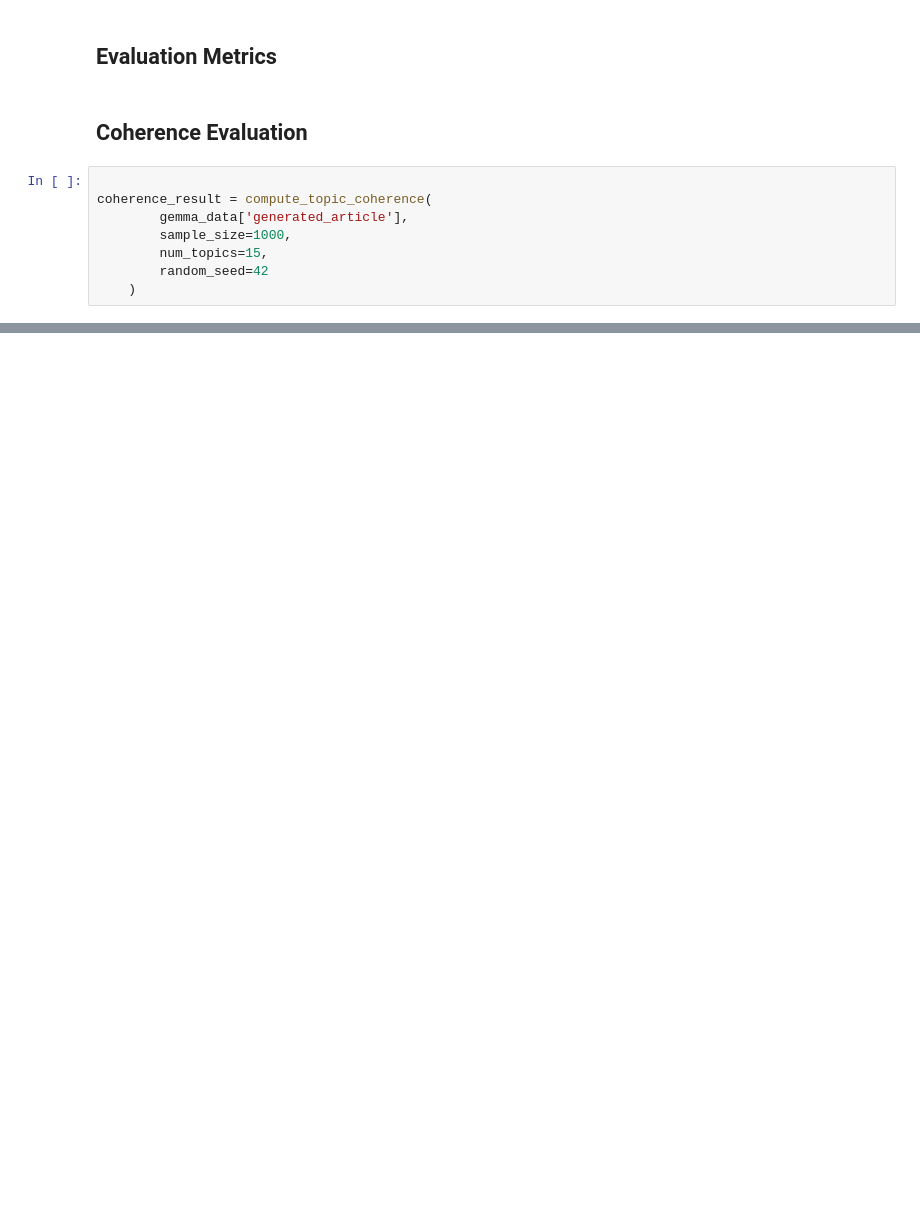
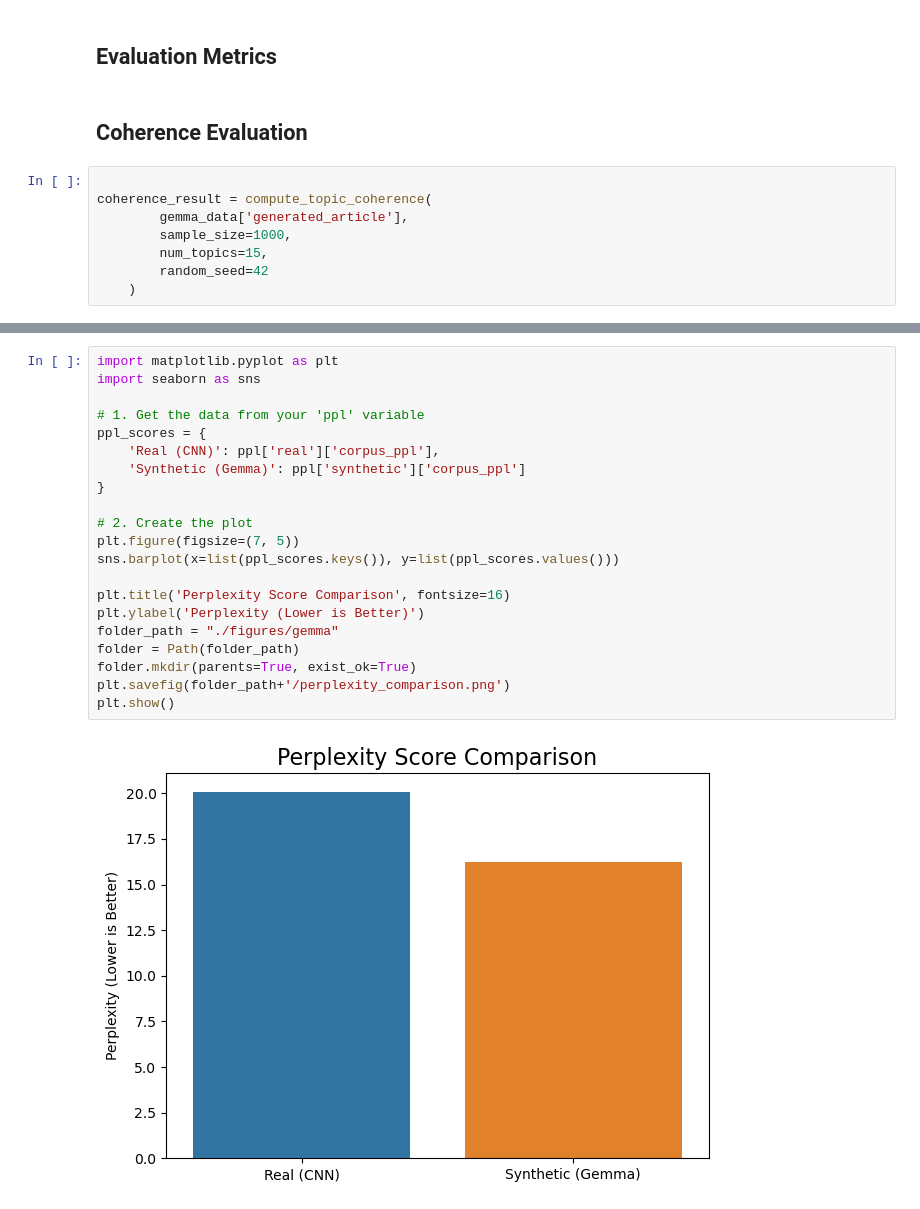
Before and after one commit to grackner/dsc_261_final_project, a Jupyter notebook: Data_Eval/gemma_data_evaluation.ipynb, the cells around one changed output, grey strips where cells are left out. Drawn from its saved outputs; the diff is of its cells as text; blank space fills up the shorter version.

```diff
--- a/Data_Eval/gemma_data_evaluation.ipynb
+++ b/Data_Eval/gemma_data_evaluation.ipynb
@@ -96,0 +175,23 @@ gemma_evaluation_results = pd.DataFrame({
+# %%
+import matplotlib.pyplot as plt
+import seaborn as sns
+
+# 1. Get the data from your 'ppl' variable
+ppl_scores = {
+    'Real (CNN)': ppl['real']['corpus_ppl'],
+    'Synthetic (Gemma)': ppl['synthetic']['corpus_ppl']
+}
+
+# 2. Create the plot
+plt.figure(figsize=(7, 5))
+sns.barplot(x=list(ppl_scores.keys()), y=list(ppl_scores.values()))
+
+plt.title('Perplexity Score Comparison', fontsize=16)
+plt.ylabel('Perplexity (Lower is Better)')
+folder_path = "./figures/gemma"
+folder = Path(folder_path)
+folder.mkdir(parents=True, exist_ok=True)
+plt.savefig(folder_path+'/perplexity_comparison.png')
+plt.show()
+# %% [output]
+[figure, added]
```
Also changed, not shown: parts of 9 cells of this notebook, 4 other files.
